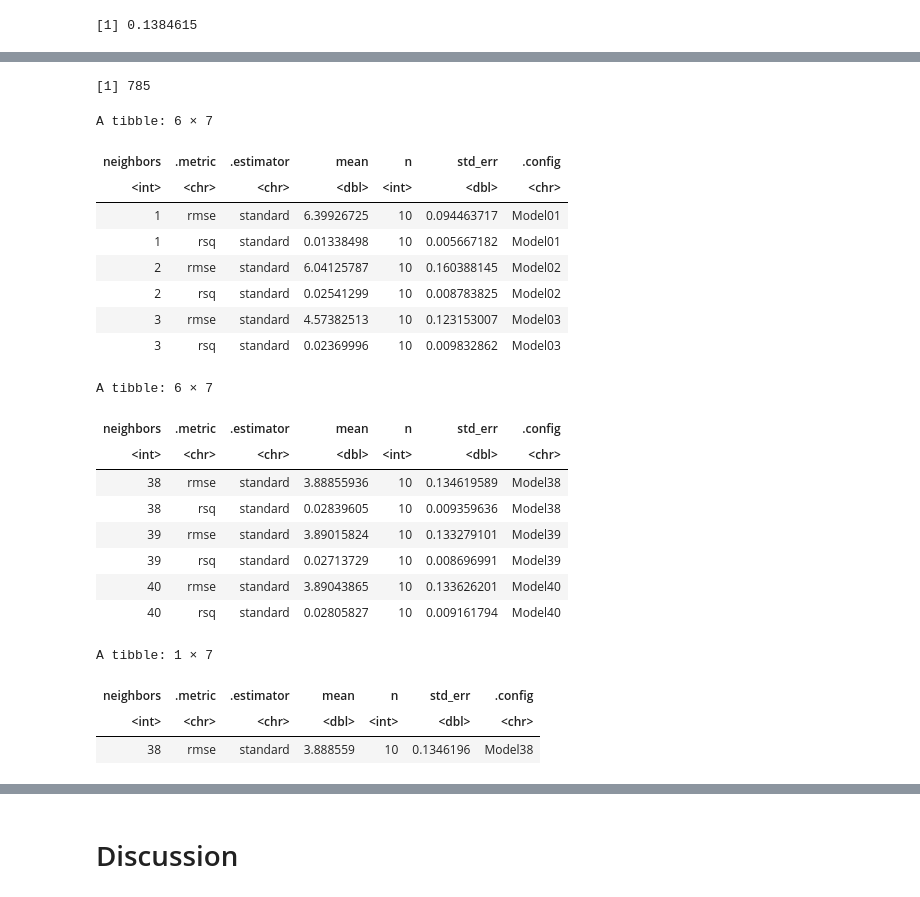
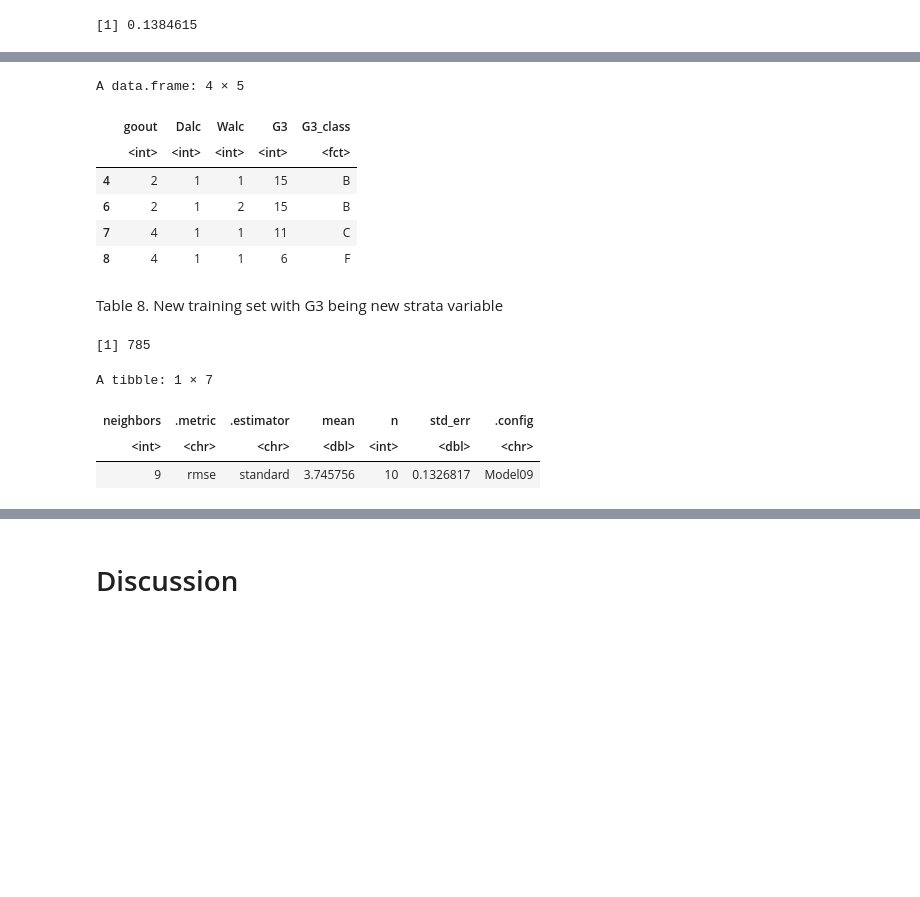
Before and after one commit to eto168/DSCI100_team24_project_proposal, a Jupyter notebook: Project-Report.ipynb, the cells around one changed output, grey strips where cells are left out. Saved outputs shown, nothing was run; the diff lists cells and outputs as text; code cells hidden in the pictures; blank space fills up the shorter version.

```diff
--- a/Project-Report.ipynb
+++ b/Project-Report.ipynb
@@ -546,22 +478,28 @@ A tibble: 19 × 3
+# %%
+#Splitting into new training and testing set, with strata now being G3
+new_data_split <- initial_split(data_with_lg_class, prop = 0.75, strata = G3)  #where G3 = final grade
+new_data_train <- training(new_data_split)
+new_data_testing <- testing(new_data_split)
+head(data_train_with_lg_class, 4)
+# %% [output]
+A data.frame: 4 × 5
+|  | goout | Dalc | Walc | G3 | G3_class |
+|  | <int> | <int> | <int> | <int> | <fct> |
+| 4 | 2 | 1 | 1 | 15 | B |
+| 6 | 2 | 1 | 2 | 15 | B |
+| 7 | 4 | 1 | 1 | 11 | C |
+| 8 | 4 | 1 | 1 | 6 | F |
+# %% [markdown]
+Table 8. New training set with G3 being new strata variable
 # %%
 set.seed(1000)
 
 #Here, we will be predicting G3, a quantitative final grade.
 #For simplicity, we will try to predict with one variable: Dalc
-data_train_no_class <- data_train_with_lg_class %>%
+data_train_no_class <- new_data_train %>%
     select(-G3_class)
 
 nrow(data_train_no_class)
-
-#   QUESTION: do you need to upscale for KNN regression?
-
-# upsample_train_regression_recipe <- recipe(G3 ~ Walc + Dalc,
-#                                      data = data_train_no_class) %>%
-#     step_upsample(G3, over_ratio = 1, skip = FALSE) %>%
-#     prep()
-
-# upsample_train_regression_data <- bake(upsample_train_regression_recipe,
-#                                        data_train_no_class)
 
 
 #Here, we create another recipe to be used in the workflow. Includes scaling and centering for good practice
@@ -570,53 +508,32 @@ lg_regression_recipe <- recipe(G3 ~ Dalc,
     step_scale(all_predictors()) %>%
     step_center(all_predictors())
 
 #Specify the model specification with tuning
 lg_knn_regression_spec <- nearest_neighbor(weight_func = "rectangular",
                                         neighbors = tune()) %>%
     set_engine("kknn") %>%
     set_mode("regression")
 
 #Cross validate to find best K
 lg_knn_regression_cv <- vfold_cv(data_train_no_class, v = 10, strata = G3)
 
 knn_metrics_regression <- workflow() %>%
   add_recipe(lg_regression_recipe) %>%
   add_model(lg_knn_regression_spec) %>%
   tune_grid(resamples = lg_knn_regression_cv,
             grid = gridvals) %>%
   collect_metrics()
 
-head(knn_metrics_regression)
-tail(knn_metrics_regression)
-
 #Isolate the K with the least RMSPE
 least_rmse <- knn_metrics_regression %>%
     filter(.metric == "rmse") %>%
     filter(mean == min(mean))
 
 #Give K = 38
 least_rmse
 # %% [output]
 [1] 785
-A tibble: 6 × 7
+A tibble: 1 × 7
 | neighbors | .metric | .estimator | mean | n | std_err | .config |
 | <int> | <chr> | <chr> | <dbl> | <int> | <dbl> | <chr> |
-| 1 | rmse | standard | 6.39926725 | 10 | 0.094463717 | Model01 |
-| 1 | rsq | standard | 0.01338498 | 10 | 0.005667182 | Model01 |
-| 2 | rmse | standard | 6.04125787 | 10 | 0.160388145 | Model02 |
-| 2 | rsq | standard | 0.02541299 | 10 | 0.008783825 | Model02 |
-| 3 | rmse | standard | 4.57382513 | 10 | 0.123153007 | Model03 |
-| 3 | rsq | standard | 0.02369996 | 10 | 0.009832862 | Model03 |
+| 9 | rmse | standard | 3.745756 | 10 | 0.1326817 | Model09 |
-A tibble: 6 × 7
-| neighbors | .metric | .estimator | mean | n | std_err | .config |
-| <int> | <chr> | <chr> | <dbl> | <int> | <dbl> | <chr> |
-| 38 | rmse | standard | 3.88855936 | 10 | 0.134619589 | Model38 |
-| 38 | rsq | standard | 0.02839605 | 10 | 0.009359636 | Model38 |
-| 39 | rmse | standard | 3.89015824 | 10 | 0.133279101 | Model39 |
-| 39 | rsq | standard | 0.02713729 | 10 | 0.008696991 | Model39 |
-| 40 | rmse | standard | 3.89043865 | 10 | 0.133626201 | Model40 |
-| 40 | rsq | standard | 0.02805827 | 10 | 0.009161794 | Model40 |
-A tibble: 1 × 7
-| neighbors | .metric | .estimator | mean | n | std_err | .config |
-| <int> | <chr> | <chr> | <dbl> | <int> | <dbl> | <chr> |
-| 38 | rmse | standard | 3.888559 | 10 | 0.1346196 | Model38 |
```
Also changed, not shown: parts of 39 cells of this notebook.
